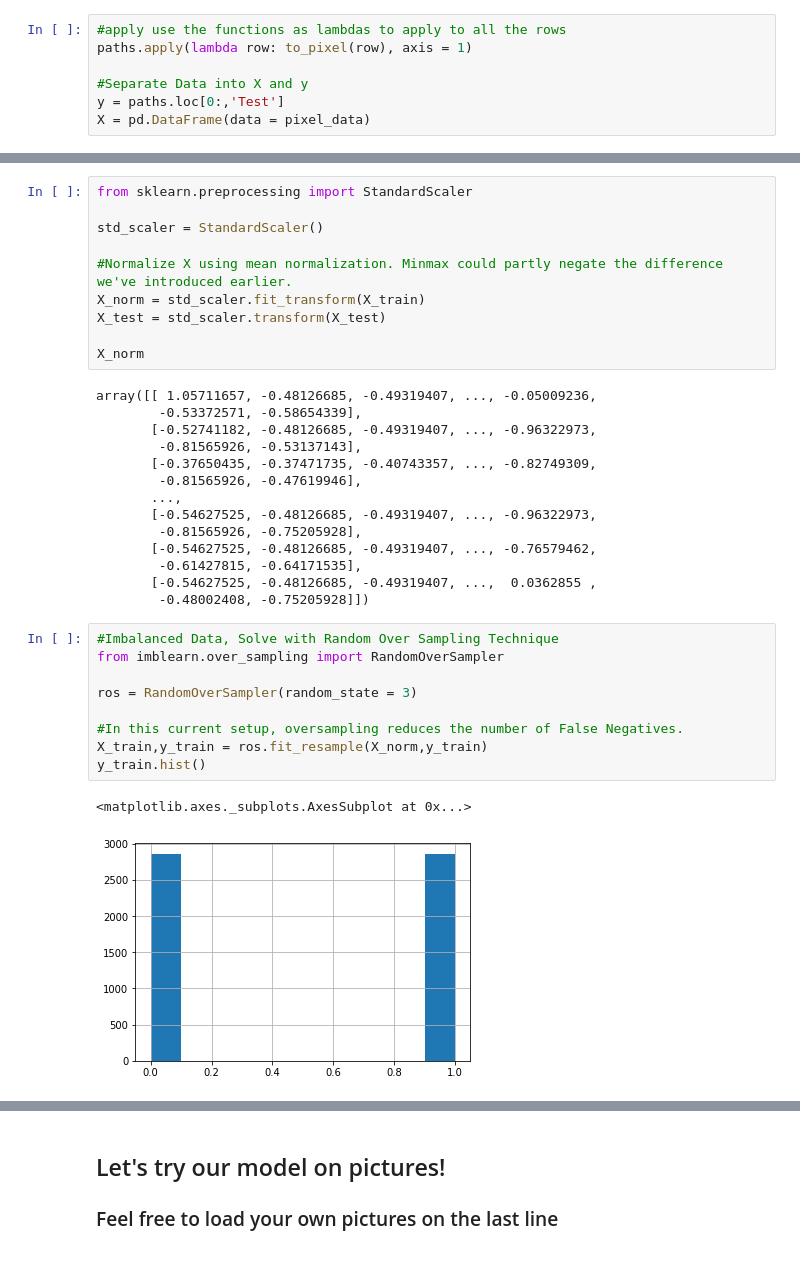
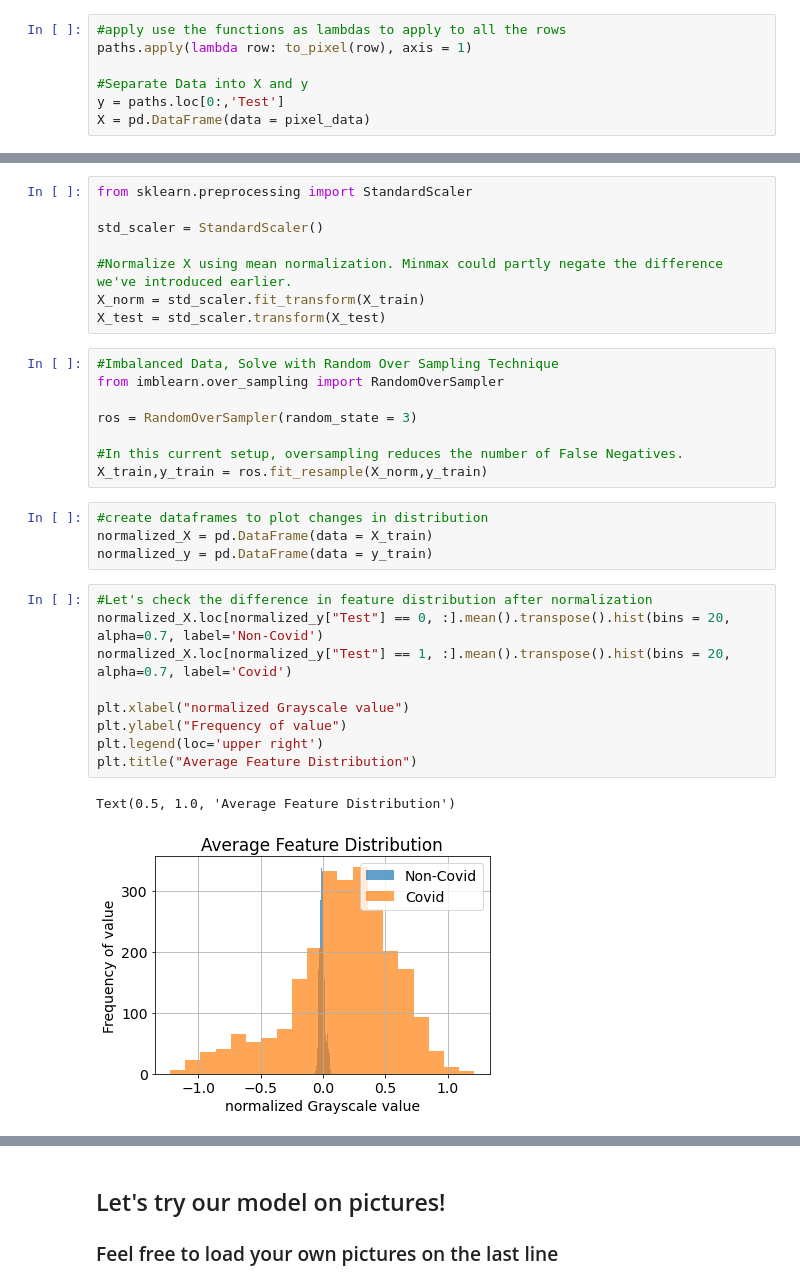
Before and after one commit to kapetanenver/MachineLearningProject, a Jupyter notebook: MLProjectAdrien.ipynb, the cells around one changed output, grey strips where cells are left out. Cells and saved outputs as stored; diff of their text form.

```diff
--- a/MLProjectAdrien.ipynb
+++ b/MLProjectAdrien.ipynb
@@ -91,22 +94,6 @@ std_scaler = StandardScaler()
 #Normalize X using mean normalization. Minmax could partly negate the difference we've introduced earlier.
 X_norm = std_scaler.fit_transform(X_train)
 X_test = std_scaler.transform(X_test)
-
-X_norm
-# %% [output]
-array([[ 1.05711657, -0.48126685, -0.49319407, ..., -0.05009236,
-        -0.53372571, -0.58654339],
-       [-0.52741182, -0.48126685, -0.49319407, ..., -0.96322973,
-        -0.81565926, -0.53137143],
-       [-0.37650435, -0.37471735, -0.40743357, ..., -0.82749309,
-        -0.81565926, -0.47619946],
-       ...,
-       [-0.54627525, -0.48126685, -0.49319407, ..., -0.96322973,
-        -0.81565926, -0.75205928],
-       [-0.54627525, -0.48126685, -0.49319407, ..., -0.76579462,
-        -0.61427815, -0.64171535],
-       [-0.54627525, -0.48126685, -0.49319407, ...,  0.0362855 ,
-        -0.48002408, -0.75205928]])
 # %%
 #Imbalanced Data, Solve with Random Over Sampling Technique
 from imblearn.over_sampling import RandomOverSampler
@@ -115,7 +102,19 @@ ros = RandomOverSampler(random_state = 3)
 
 #In this current setup, oversampling reduces the number of False Negatives.
 X_train,y_train = ros.fit_resample(X_norm,y_train)
-y_train.hist()
-# %% [output]
-<matplotlib.axes._subplots.AxesSubplot at 0x...>
-[figure, removed]
+# %%
+#create dataframes to plot changes in distribution
+normalized_X = pd.DataFrame(data = X_train)
+normalized_y = pd.DataFrame(data = y_train)
+# %%
+#Let's check the difference in feature distribution after normalization
+normalized_X.loc[normalized_y["Test"] == 0, :].mean().transpose().hist(bins = 20, alpha=0.7, label='Non-Covid')
+normalized_X.loc[normalized_y["Test"] == 1, :].mean().transpose().hist(bins = 20, alpha=0.7, label='Covid')
+
+plt.xlabel("normalized Grayscale value")
+plt.ylabel("Frequency of value")
+plt.legend(loc='upper right')
+plt.title("Average Feature Distribution")
+# %% [output]
+Text(0.5, 1.0, 'Average Feature Distribution')
+[figure, added]
```
Also changed, not shown: parts of 17 cells of this notebook, 1 other file.
